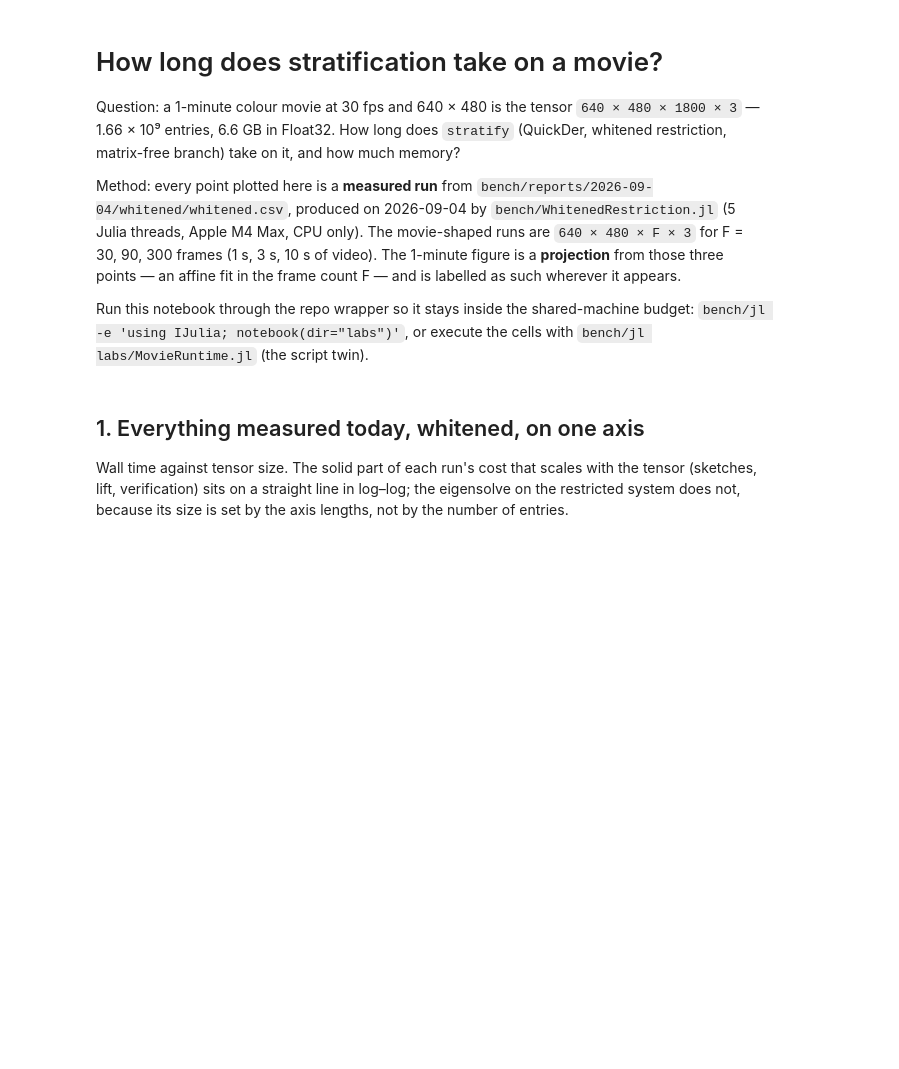
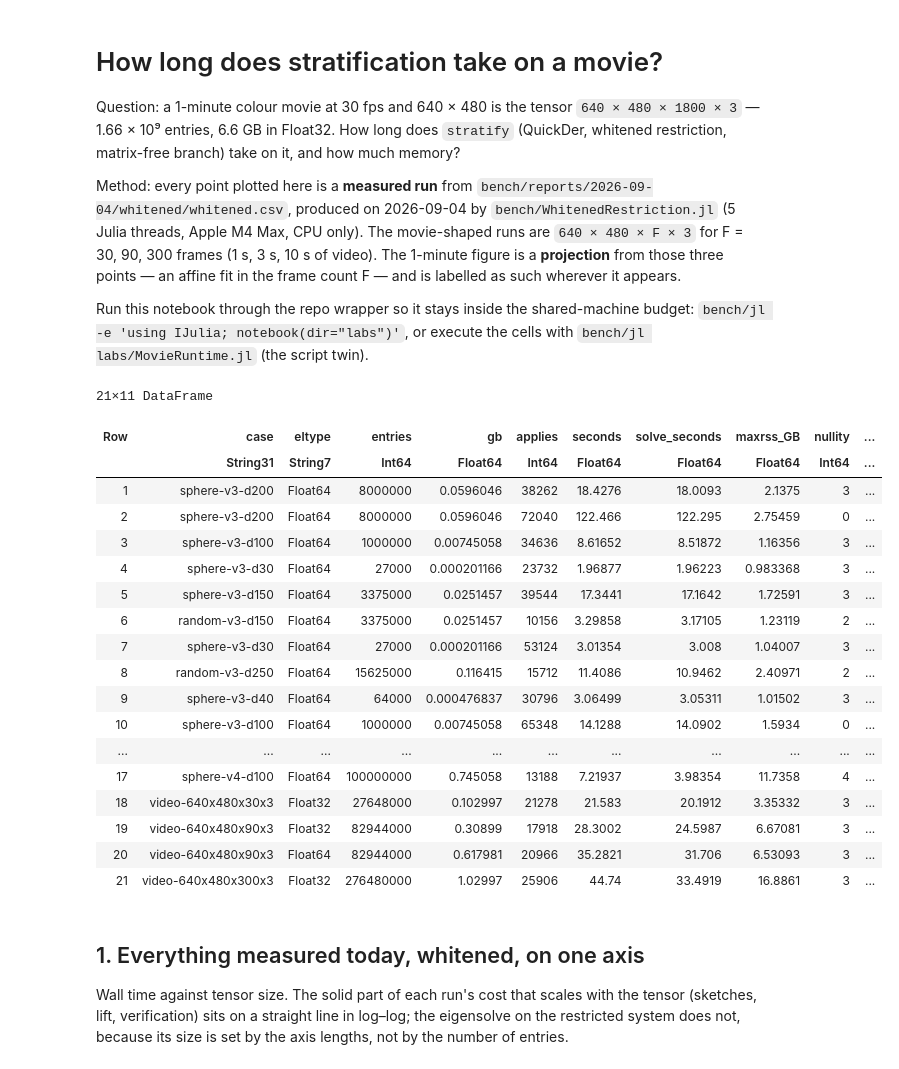
Before and after one commit to thetensor-space/OpenDleto, a Jupyter notebook: labs/MovieRuntime.ipynb, the cells around one changed output. Saved outputs shown, nothing was run; the diff lists cells and outputs as text; code cells hidden in the pictures; blank space fills up the shorter version.

```diff
--- a/labs/MovieRuntime.ipynb
+++ b/labs/MovieRuntime.ipynb
@@ -19,29 +19,44 @@ budget: `bench/jl -e 'using IJulia; notebook(dir="labs")'`, or execute the cells
 # %%
 using CSV, DataFrames, Plots, Printf, Statistics
 ENV["GKSwstype"] = "100"   # headless GR
 
 const REPO = normpath(joinpath(@__DIR__, ".."))
 const WCSV = joinpath(REPO, "bench", "reports", "2026-09-04", "whitened", "whitened.csv")
 
 runs = CSV.read(WCSV, DataFrame; comment = "#")
-runs.row = 1:nrow(runs)                                      # file order = chronological order
 parsedims(s) = parse.(Int, split(strip(String(s), ['[', ']']), ','))
 runs.dimv    = parsedims.(runs.dims)
 runs.entries = prod.(runs.dimv)
 runs.gb      = runs.entries .* ifelse.(runs.eltype .== "Float64", 8, 4) ./ 2^30
 runs.family  = [startswith(c, "video") ? "video-shaped" :
                 startswith(c, "sphere") ? "sphere (valence $v)" :
                 startswith(c, "random") ? "random dense" : "degenerate"
                 for (c, v) in zip(runs.case, runs.valence)]
 
 ok = runs[(runs.whiten .== 1) .& (runs.status .== "ok"), :]
-# The CSV is append-only, so a case rerun after a code change appears twice.  `latest` keeps
-# the last row per (case, eltype): the current tree.  `first_` keeps the earliest: the "before".
-first_ = unique(ok, [:case, :eltype])                       # earliest row per (case, eltype)
-latest = sort(unique(sort(ok, :row, rev = true), [:case, :eltype]), :row)   # last row per (case, eltype)
-tbl = select(latest, :case, :eltype, :entries, :gb, :applies, :seconds, :solve_seconds, :maxrss_GB,
+tbl = select(ok, :case, :eltype, :entries, :gb, :applies, :seconds, :solve_seconds, :maxrss_GB,
        :nullity, :oracle_nullity, :uncertified)
 tbl
+# %% [output]
+21×11 DataFrame
+| Row | case | eltype | entries | gb | applies | seconds | solve_seconds | maxrss_GB | nullity | ... |
+|  | String31 | String7 | Int64 | Float64 | Int64 | Float64 | Float64 | Float64 | Int64 | ... |
+| 1 | sphere-v3-d200 | Float64 | 8000000 | 0.0596046 | 38262 | 18.4276 | 18.0093 | 2.1375 | 3 | ... |
+| 2 | sphere-v3-d200 | Float64 | 8000000 | 0.0596046 | 72040 | 122.466 | 122.295 | 2.75459 | 0 | ... |
+| 3 | sphere-v3-d100 | Float64 | 1000000 | 0.00745058 | 34636 | 8.61652 | 8.51872 | 1.16356 | 3 | ... |
+| 4 | sphere-v3-d30 | Float64 | 27000 | 0.000201166 | 23732 | 1.96877 | 1.96223 | 0.983368 | 3 | ... |
+| 5 | sphere-v3-d150 | Float64 | 3375000 | 0.0251457 | 39544 | 17.3441 | 17.1642 | 1.72591 | 3 | ... |
+| 6 | random-v3-d150 | Float64 | 3375000 | 0.0251457 | 10156 | 3.29858 | 3.17105 | 1.23119 | 2 | ... |
+| 7 | sphere-v3-d30 | Float64 | 27000 | 0.000201166 | 53124 | 3.01354 | 3.008 | 1.04007 | 3 | ... |
+| 8 | random-v3-d250 | Float64 | 15625000 | 0.116415 | 15712 | 11.4086 | 10.9462 | 2.40971 | 2 | ... |
+| 9 | sphere-v3-d40 | Float64 | 64000 | 0.000476837 | 30796 | 3.06499 | 3.05311 | 1.01502 | 3 | ... |
+| 10 | sphere-v3-d100 | Float64 | 1000000 | 0.00745058 | 65348 | 14.1288 | 14.0902 | 1.5934 | 0 | ... |
+| ... | ... | ... | ... | ... | ... | ... | ... | ... | ... | ... |
+| 17 | sphere-v4-d100 | Float64 | 100000000 | 0.745058 | 13188 | 7.21937 | 3.98354 | 11.7358 | 4 | ... |
+| 18 | video-640x480x30x3 | Float32 | 27648000 | 0.102997 | 21278 | 21.583 | 20.1912 | 3.35332 | 3 | ... |
+| 19 | video-640x480x90x3 | Float32 | 82944000 | 0.30899 | 17918 | 28.3002 | 24.5987 | 6.67081 | 3 | ... |
+| 20 | video-640x480x90x3 | Float64 | 82944000 | 0.617981 | 20966 | 35.2821 | 31.706 | 6.53093 | 3 | ... |
+| 21 | video-640x480x300x3 | Float32 | 276480000 | 1.02997 | 25906 | 44.74 | 33.4919 | 16.8861 | 3 | ... |
 # %% [markdown]
 ## 1. Everything measured today, whitened, on one axis
 
```
Also changed, not shown: parts of 3 cells of this notebook, 30 other files.
